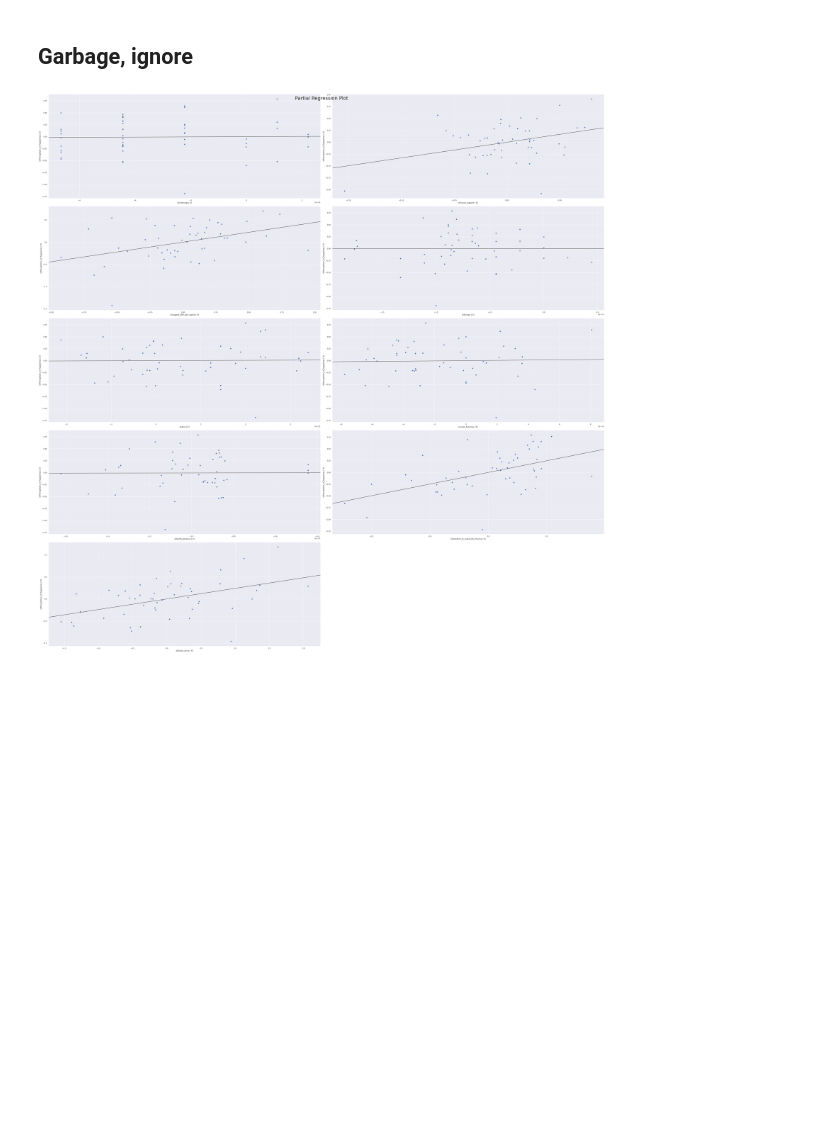
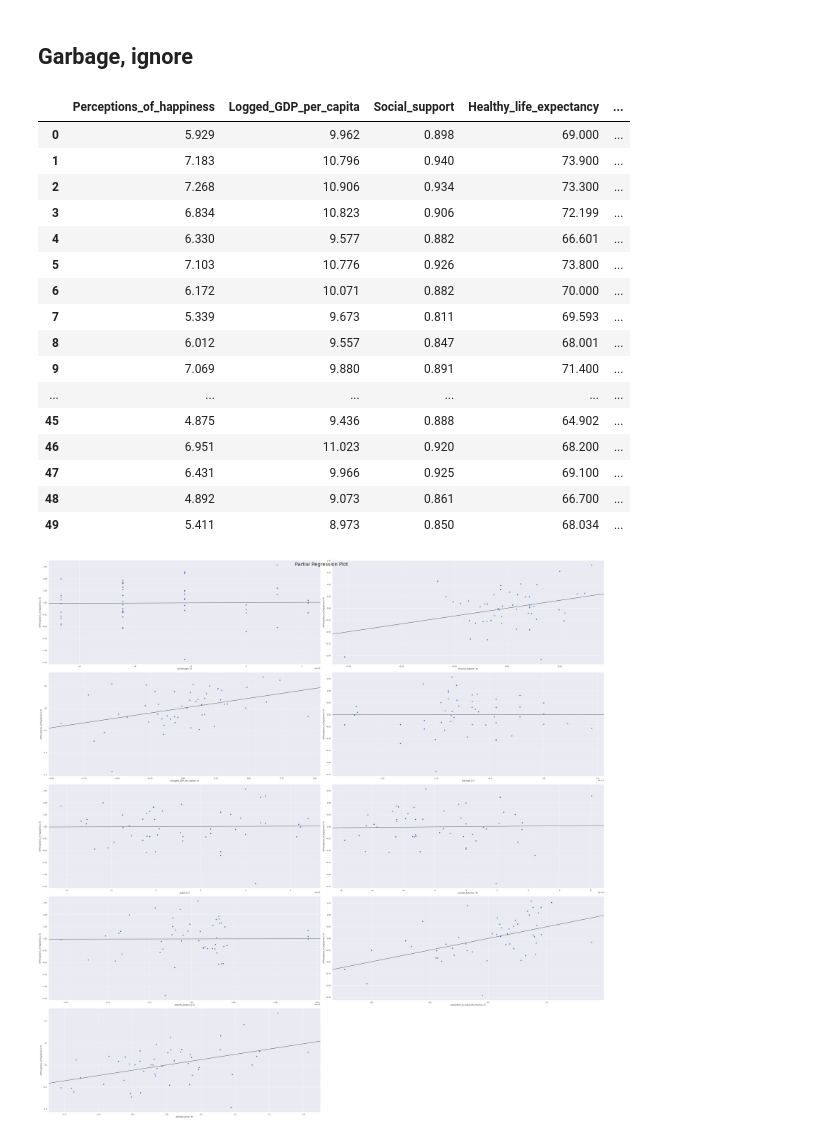
Before and after one commit to michaelortiz05/Regression-Model-Project, a Jupyter notebook: happiness-multiple.ipynb, the cells around one changed output. Saved outputs shown, nothing was run; the diff lists cells and outputs as text; code cells hidden in the pictures; blank space fills up the shorter version.

```diff
--- a/happiness-multiple.ipynb
+++ b/happiness-multiple.ipynb
@@ -340,6 +332,26 @@ Text(0.5, 1.0, 'Actual Vs Predicted')
 [figure]
 # %% [markdown]
 ## Garbage, ignore
+# %%
+df_categories
+# %% [output]
+|  | Perceptions_of_happiness | Logged_GDP_per_capita | Social_support | Healthy_life_expectancy | ... |
+| 0 | 5.929 | 9.962 | 0.898 | 69.000 | ... |
+| 1 | 7.183 | 10.796 | 0.940 | 73.900 | ... |
+| 2 | 7.268 | 10.906 | 0.934 | 73.300 | ... |
+| 3 | 6.834 | 10.823 | 0.906 | 72.199 | ... |
+| 4 | 6.330 | 9.577 | 0.882 | 66.601 | ... |
+| 5 | 7.103 | 10.776 | 0.926 | 73.800 | ... |
+| 6 | 6.172 | 10.071 | 0.882 | 70.000 | ... |
+| 7 | 5.339 | 9.673 | 0.811 | 69.593 | ... |
+| 8 | 6.012 | 9.557 | 0.847 | 68.001 | ... |
+| 9 | 7.069 | 9.880 | 0.891 | 71.400 | ... |
+| ... | ... | ... | ... | ... | ... |
+| 45 | 4.875 | 9.436 | 0.888 | 64.902 | ... |
+| 46 | 6.951 | 11.023 | 0.920 | 68.200 | ... |
+| 47 | 6.431 | 9.966 | 0.925 | 69.100 | ... |
+| 48 | 4.892 | 9.073 | 0.861 | 66.700 | ... |
+| 49 | 5.411 | 8.973 | 0.850 | 68.034 | ... |
 # %%
 import statsmodels.api as sm
 fig = sm.graphics.plot_partregress_grid(model4)
```
Also changed, not shown: parts of 3 cells of this notebook, 19 other files.
